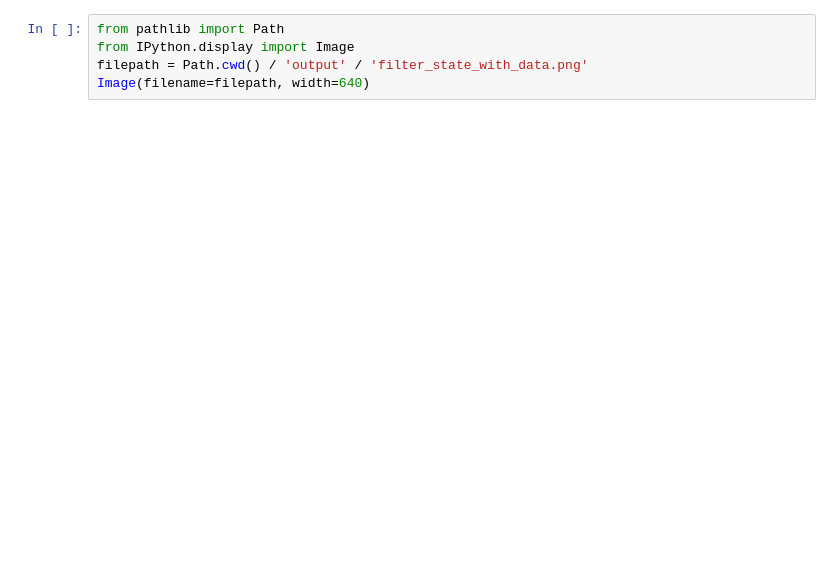
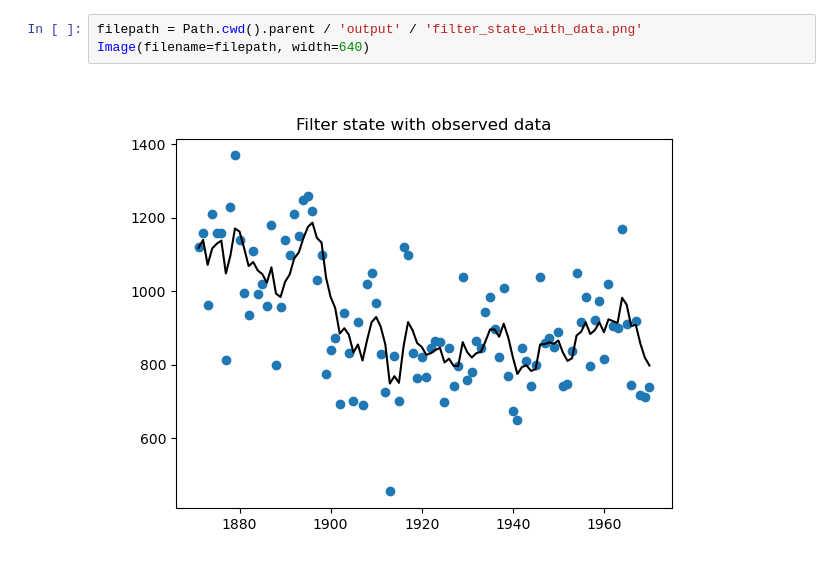
Before and after one commit to afairless/kalman_filter, a Jupyter notebook: notebooks/kalman.ipynb, the cells around one changed output. Saved outputs shown, nothing was run; the diff lists cells and outputs as text; blank space fills up the shorter version.

```diff
--- a/notebooks/kalman.ipynb
+++ b/notebooks/kalman.ipynb
@@ -94,5 +134,5 @@ a = 1
 # %%
-from pathlib import Path
-from IPython.display import Image
-filepath = Path.cwd() / 'output' / 'filter_state_with_data.png'
+filepath = Path.cwd().parent / 'output' / 'filter_state_with_data.png'
 Image(filename=filepath, width=640)
+# %% [output]
+[figure, added]
```
Also changed, not shown: parts of 15 cells of this notebook, 1 other file.
